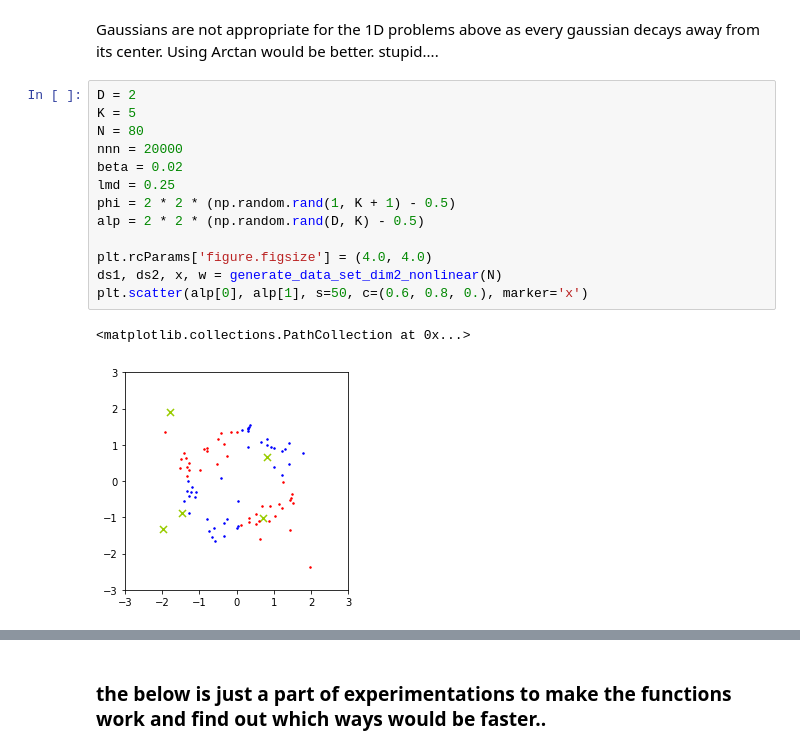
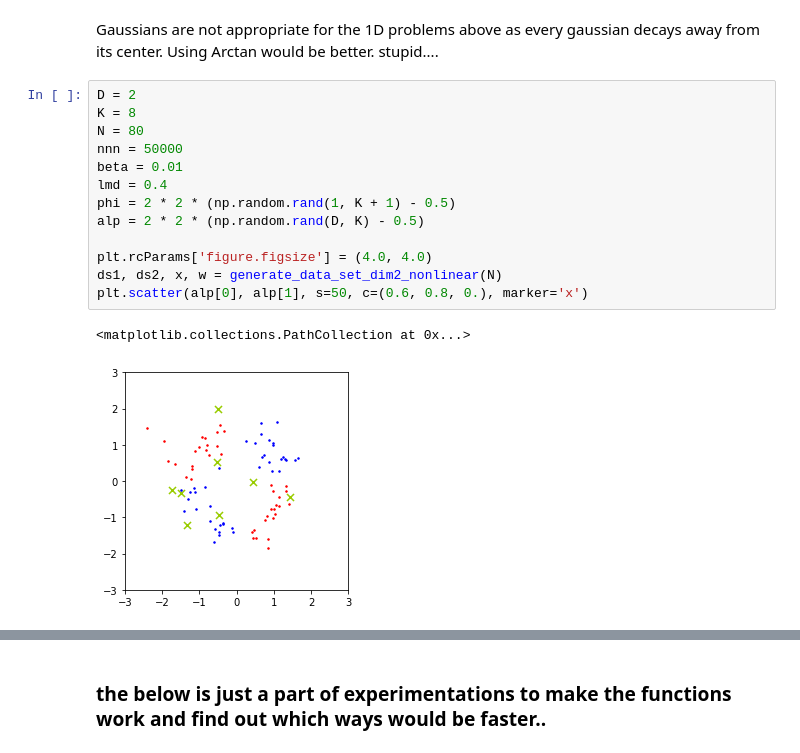
Before and after one commit to kiyomizuhi/machine_learning_scratch_Prince_computer_vision, a Jupyter notebook: scratch/classification/non_linear_logistic_regression.ipynb, the cells around one changed output, grey strips where cells are left out. Cells and saved outputs as stored; diff of their text form.

```diff
--- a/scratch/classification/non_linear_logistic_regression.ipynb
+++ b/scratch/classification/non_linear_logistic_regression.ipynb
@@ -790,18 +792,18 @@ alp =
 Gaussians are not appropriate for the 1D problems above as every gaussian decays away from its center. Using Arctan would be better. stupid....
 # %%
 D = 2
-K = 5
+K = 8
 N = 80
-nnn = 20000
-beta = 0.02
-lmd = 0.25
+nnn = 50000
+beta = 0.01
+lmd = 0.4
 phi = 2 * 2 * (np.random.rand(1, K + 1) - 0.5)
 alp = 2 * 2 * (np.random.rand(D, K) - 0.5)
 
 plt.rcParams['figure.figsize'] = (4.0, 4.0)
 ds1, ds2, x, w = generate_data_set_dim2_nonlinear(N)
 plt.scatter(alp[0], alp[1], s=50, c=(0.6, 0.8, 0.), marker='x')
 # %% [output]
 <matplotlib.collections.PathCollection at 0x...>
-[figure, old version]
+[figure, new version]
 # %%
```
Also changed, not shown: parts of 2 cells of this notebook.
